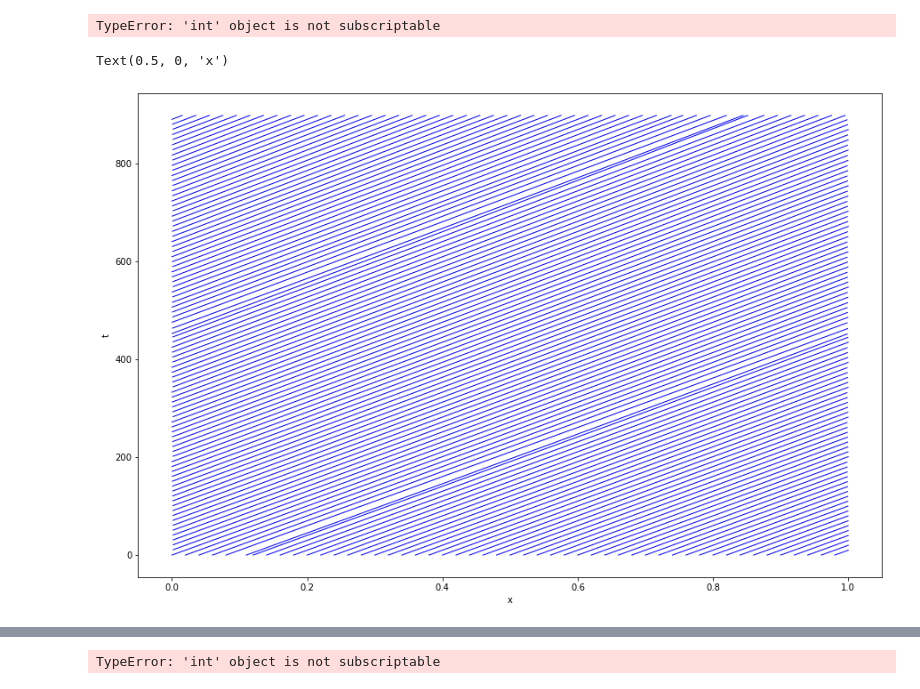
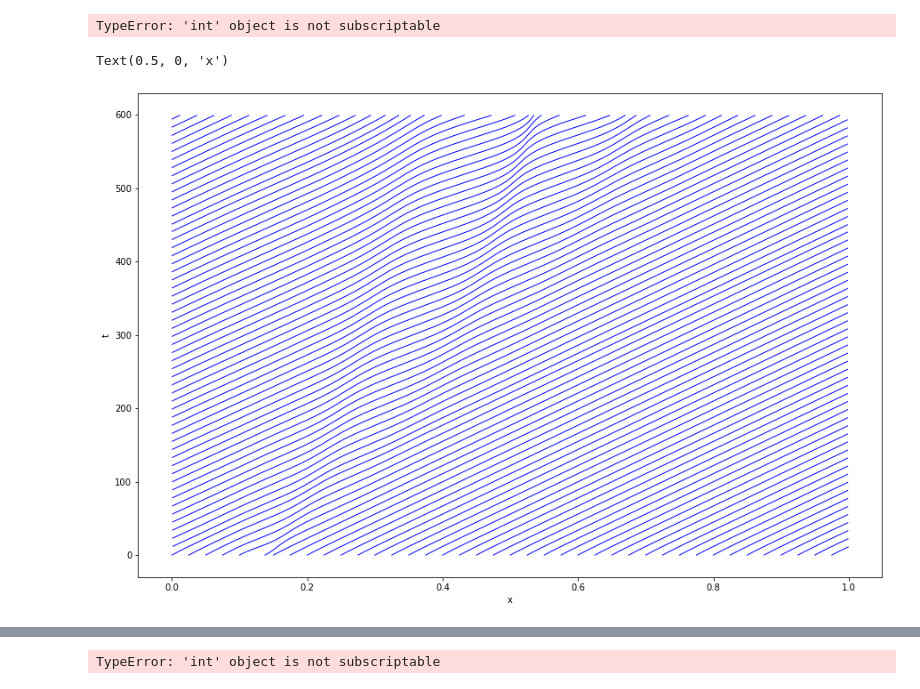
Before and after one commit to malcolmmaas/traffic, a Jupyter notebook: model.ipynb, the cells around one changed output, grey strips where cells are left out. Cells and saved outputs as stored; diff of their text form; code cells hidden in the pictures.

```diff
--- a/model.ipynb
+++ b/model.ipynb
@@ -108,7 +108,7 @@ import time
 import json
 
 # cars = []
-N = 50
+N = 40
 L = 1
 # reaction_time = 5
 cars = []
@@ -116,6 +116,7 @@ for i in range(N):
     cars.append({
 #         'v': 0,
         'v': 0.002,
+#         'v': .003 * L,
 #         'd': 1/n,
         'x': L*i/N,
 #         'b': 0,
@@ -131,16 +132,16 @@ ts = range(5,12)
 braker_val = .00001
 bs = [-braker_val]*4 + [braker_val]*3
 # this is the driver sensitivity. Higher = lower reaction time
-a = .0001
+a = .15
 # this is essentially the speed limit
-b = .7
+b = .1
 
 braker = 1
 time_series = []
 time_series2 = []
 crash = False
 stop_on_crash = False
-iterations = 900
+iterations = 600
 for i in range(iterations):
     global crash
     if not crash or not stop_on_crash:
@@ -160,12 +161,6 @@ for i in range(iterations):
             if cars[j]['v'] < 0:
                 cars[j]['v'] = 0
 
-            # propagate braking 1 step down the array
-    #         cars[j]['b'] = [0] + car['b'][:-1]
-
-            # this is the key step: update braking value
-    #         cars[j]['b'][0] = cars[(j+1)%n]['b'][-1]
-
             if j+1 == N:
                 delta_x = L + cars[0]['x'] - car['x']
             else:
@@ -174,12 +169,14 @@ for i in range(iterations):
             if delta_x < 0:
                 crash = True
 
-#             cars[j]['b'] = a * (b * math.tanh(delta_x) - car['v'])
-            cars[j]['b'] = a * (b * (math.tanh(delta_x - 2) + math.tanh(2)) - car['v'])
+            cars[j]['b'] = a * (b * math.tanh(delta_x) - car['v'])
+#             cars[j]['b'] = a * (b * (math.tanh(delta_x - 2) + math.tanh(2)) - car['v'])
 
             # braker to initiate wave
 #             if j == braker and i in ts:
 #                 cars[j]['b'] = bs[i - ts[0]]
 
+if crash:
+    print('crash')
 print('done')
 # %% [output]
@@ -341,29 +356,29 @@ TypeError: 'int' object is not subscriptable
 # %%
 import matplotlib.pyplot as plt
 plot_x = []
 plot_y = []
 trajectories = []
-for i in range(5*N):
+for i in range(10*N):
     trajectories.append([[],[]])
 for t,t_x in enumerate(time_series):
     for i,car in enumerate(t_x):
 #         print(car['x'])
         new_i = i + N*math.floor(car['x']/L)
 #         print(new_i)
         trajectories[new_i][0].append(car['x']%L)
         trajectories[new_i][1].append(t)
 #         trajectories[new_i][2].append(car['b'])
 
 for traj in trajectories:
     plt.plot(traj[0], traj[1], c='b', linewidth=1)
 # print(trajectories[1])
 # plt.plot(trajectories[0][0], trajectories[0][1])
 
 plt.rcParams['figure.figsize'] = (15,10)
 # plt.scatter(plot_x, plot_y, marker='s')
 plt.ylabel('t')
 plt.xlabel('x')
-# plt.ylim(0,30)
+# plt.ylim(150,300)
 # %% [output]
 Text(0.5, 0, 'x')
-[figure, old version]
+[figure, new version]
```
Also changed, not shown: parts of 7 cells of this notebook.
